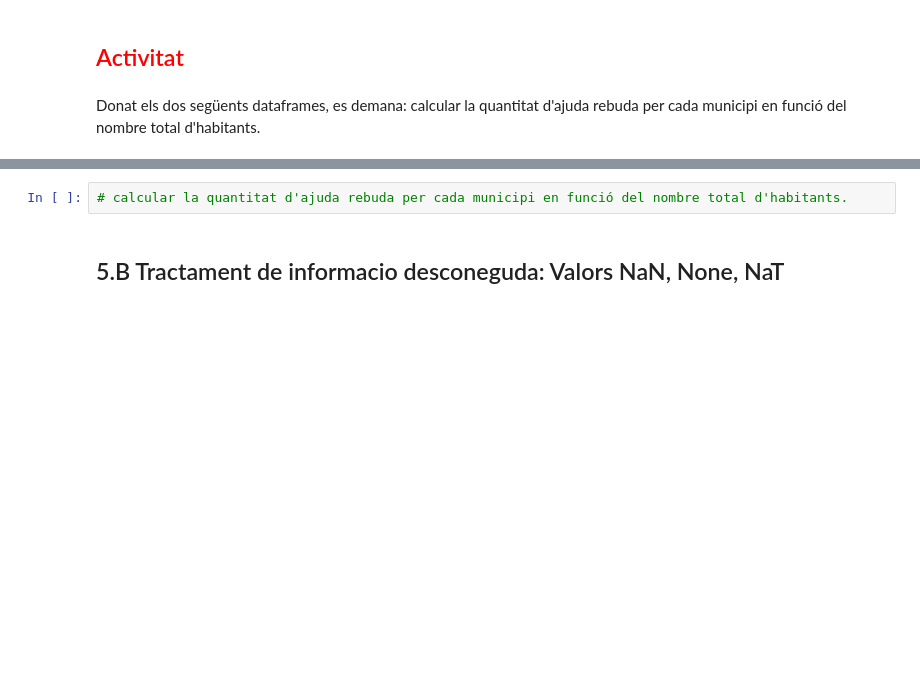
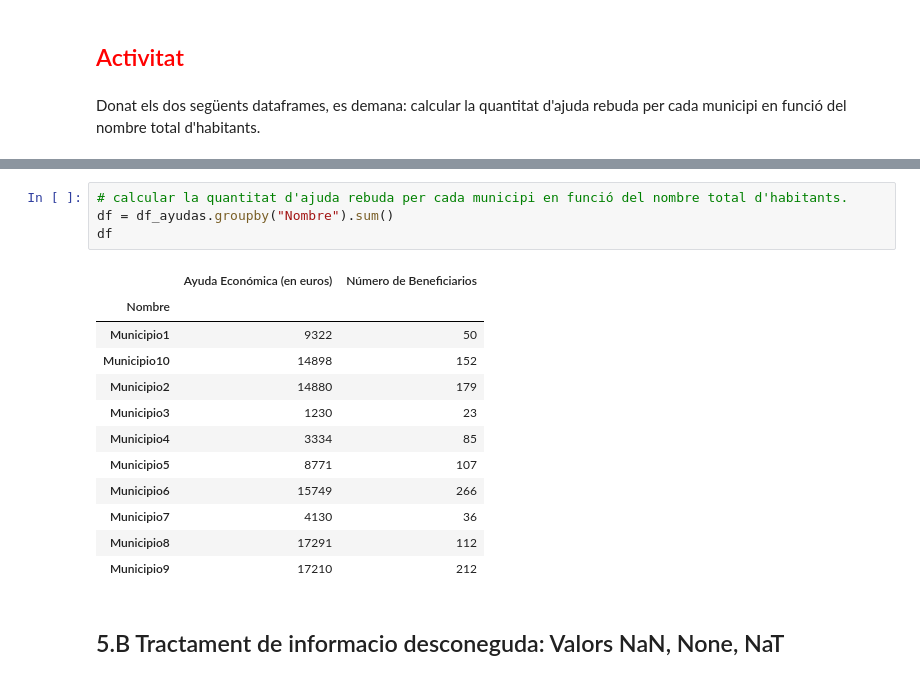
Before and after one commit to wisaaco/Curs_FG24GOI0074221, a Jupyter notebook: lessons/5_Pandas_Modificacio.ipynb, the cells around one changed output, grey strips where cells are left out. Cells and saved outputs as stored; diff of their text form; blank space fills up the shorter version.

```diff
--- a/lessons/5_Pandas_Modificacio.ipynb
+++ b/lessons/5_Pandas_Modificacio.ipynb
@@ -254,5 +315,20 @@ print(df_ayudas)
 # %%
 # calcular la quantitat d'ajuda rebuda per cada municipi en funció del nombre total d'habitants.
+df = df_ayudas.groupby("Nombre").sum()
+df
+# %% [output]
+|  | Ayuda Económica (en euros) | Número de Beneficiarios |
+| Nombre |  |  |
+| Municipio1 | 9322 | 50 |
+| Municipio10 | 14898 | 152 |
+| Municipio2 | 14880 | 179 |
+| Municipio3 | 1230 | 23 |
+| Municipio4 | 3334 | 85 |
+| Municipio5 | 8771 | 107 |
+| Municipio6 | 15749 | 266 |
+| Municipio7 | 4130 | 36 |
+| Municipio8 | 17291 | 112 |
+| Municipio9 | 17210 | 212 |
 # %% [markdown]
 ## 5.B Tractament de informacio desconeguda: Valors NaN, None, NaT
 # %% [markdown]
```
Also changed, not shown: parts of 13 cells of this notebook, 4 other files.
